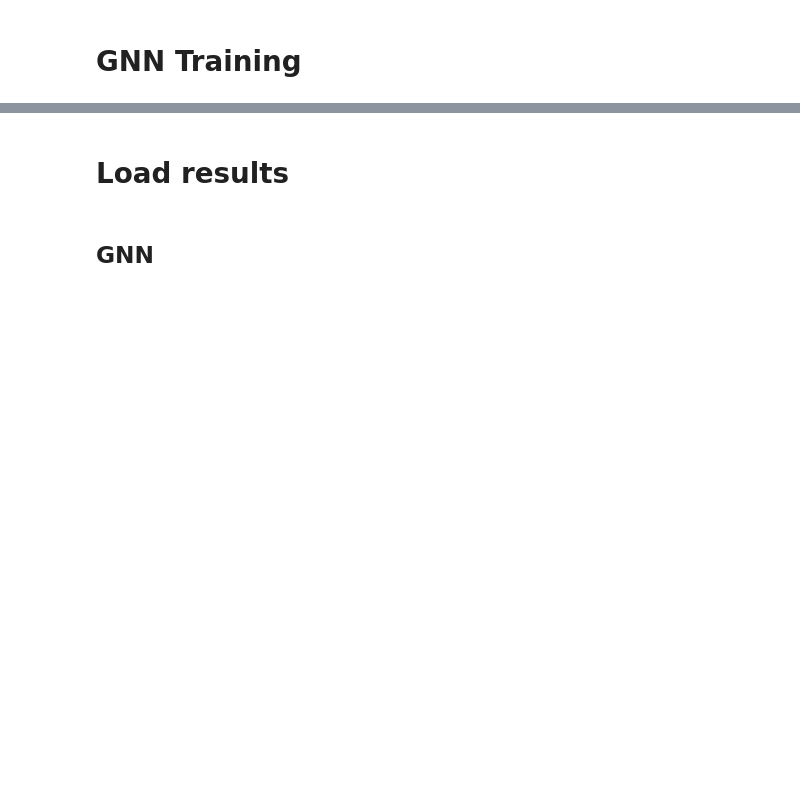
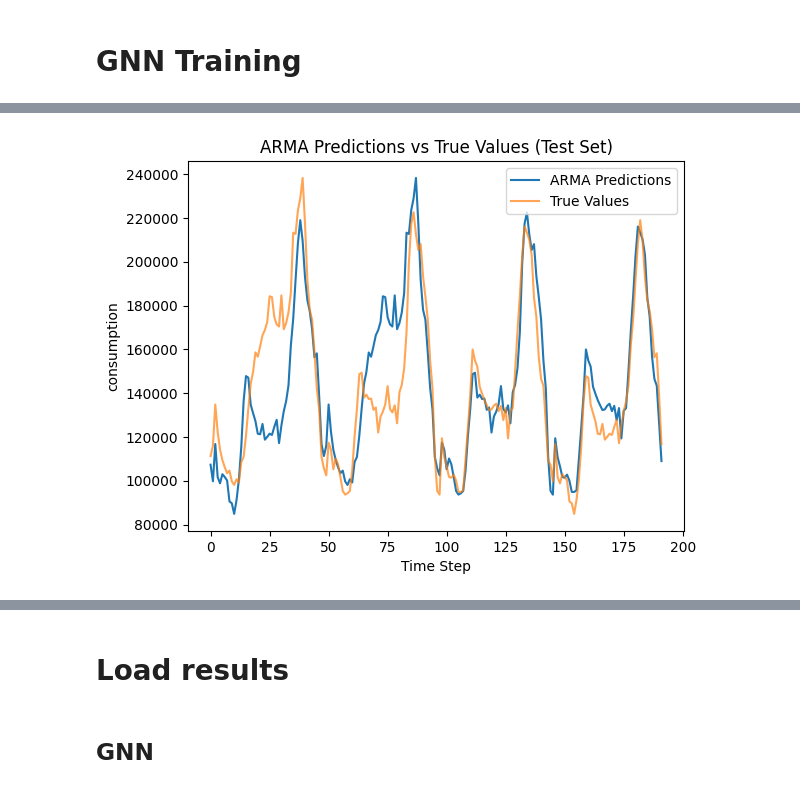
Before and after one commit to eloicampagne/gnn4elf, a Jupyter notebook: expe.ipynb, the cells around one changed output, grey strips where cells are left out. Saved outputs shown, nothing was run; the diff lists cells and outputs as text; code cells hidden in the pictures; blank space fills up the shorter version.

```diff
--- a/expe.ipynb
+++ b/expe.ipynb
@@ -282,0 +445,28 @@ if TRAIN:
+# %%
+if ADDITIVE:
+    group_name = 'temp'
+    contrib = group_outputs[group_name]  # Tensor [num_nodes, T_pred]
+    feat_mats = get_group_feature_mats(group_name, data, graph_dataset_train, graph_dataset_test)
+
+    for idx, (feat, X) in enumerate(feat_mats.items()):
+        # Use full overlap, grouped by 48 instants (truncate to multiple of 48)
+        Tm = min(X.shape[1], contrib.shape[1])
+        if Tm < 48:
+            continue
+        x_mid, ale_mean, ale_std = compute_ALE_avg_over_instants(
+            torch.as_tensor(X[:, :Tm]),  # or X[:, -Tm:] if you prefer aligning to the end
+            contrib[:, :Tm],
+            n_bins=20, period=48, align='start'  # set align='end' to align from the right@
+        )
+        plot_ALE_avg(x_mid, ale_mean, ale_std, label=f"load:{feat}", color=f"C{idx % 10}")
+
+    for feat, X in feat_mats.items():
+        Tm = min(X.shape[1], contrib.shape[1])
+        if Tm < 48:
+            continue
+        x_mid, ale_nodes, counts = compute_ALE_per_node_avg_over_instants(
+            torch.as_tensor(X[:, :Tm]),  # or X[:, -Tm:] with align='end'
+            contrib[:, :Tm],
+            n_bins=20, period=48, align='start'
+        )
+        plot_ALE_nodes(x_mid, ale_nodes, counts=counts, title_prefix=f"load:{feat} (avg over 48 instants)")
@@ -282,0 +852,2 @@ if TRAIN:
+# %%
+target = graph_dataset_test.target
@@ -282,0 +1018,10 @@ if TRAIN:
+# %%
+plt.plot(y_pred_arma_test, label='ARMA Predictions')
+plt.plot(y_test_arima, label='True Values', alpha=0.7)
+plt.legend()
+plt.title("ARMA Predictions vs True Values (Test Set)")
+plt.xlabel("Time Step")
+plt.ylabel(target)
+plt.show()
+# %% [output]
+[figure, added]
```
Also changed, not shown: parts of 44 cells of this notebook.
